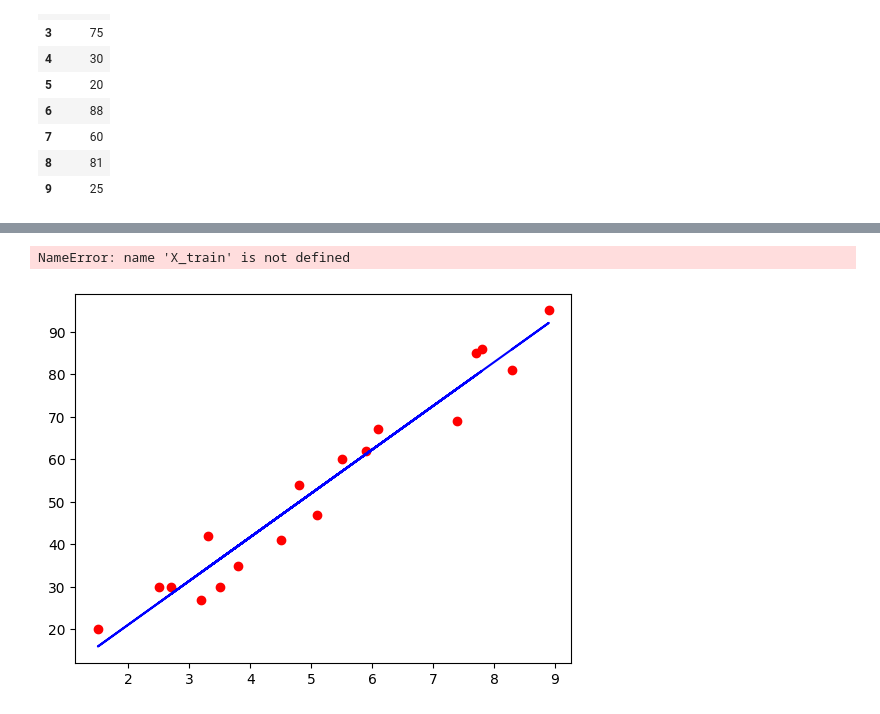
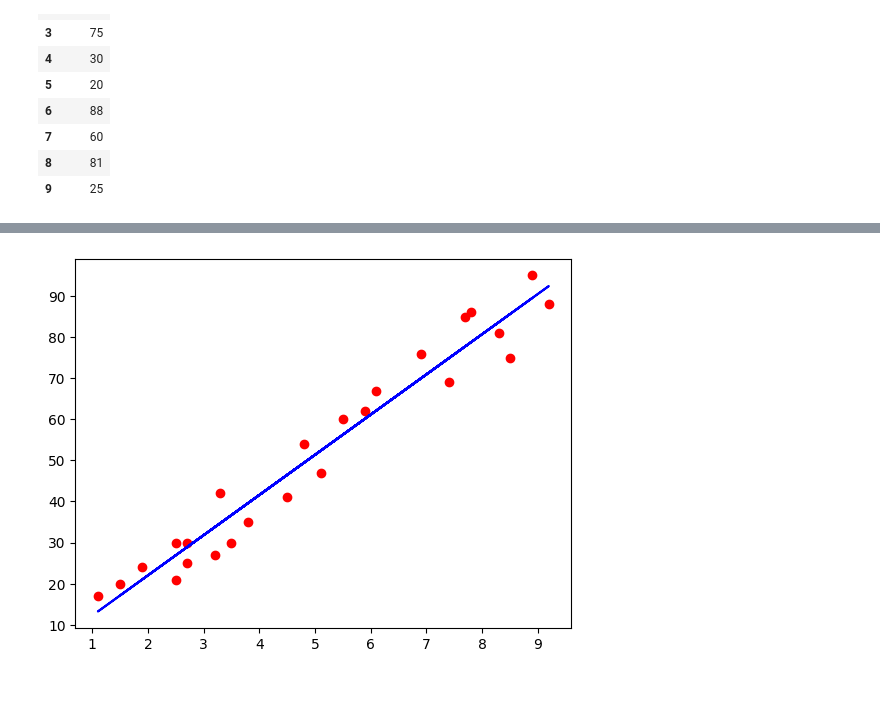
Before and after one commit to Parsifa1/CodeField, a Jupyter notebook: Python/MCM/test.ipynb, the cells around one changed output, grey strips where cells are left out. Drawn from its saved outputs; the diff is of its cells as text; code cells hidden in the pictures.

```diff
--- a/Python/MCM/test.ipynb
+++ b/Python/MCM/test.ipynb
@@ -97,7 +79,5 @@ from sklearn.model_selection import train_test_split
 # %%
 from sklearn.linear_model import LinearRegression
 regressor = LinearRegression()
-regressor = regressor.fit(X_train, Y_train)
+regressor = regressor.fit(X, Y)
-# %% [output]
-NameError: name 'X_train' is not defined
 # %%
@@ -105,8 +85,8 @@ Y_pred = regressor.predict(X_test)
 # %%
 # 散点图：红色点表示训练集的点
-plt.scatter(X_train , Y_train, color = 'red')
+plt.scatter(X , Y, color = 'red')
 # 线图：蓝色线表示由训练集训练出的线性回归模型
-plt.plot(X_train , regressor.predict(X_train), color ='blue')
+plt.plot(X , regressor.predict(X), color ='blue')
 plt.show()
 # %% [output]
-[figure, old version]
+[figure, new version]
```
Also changed, not shown: parts of 4 cells of this notebook.
